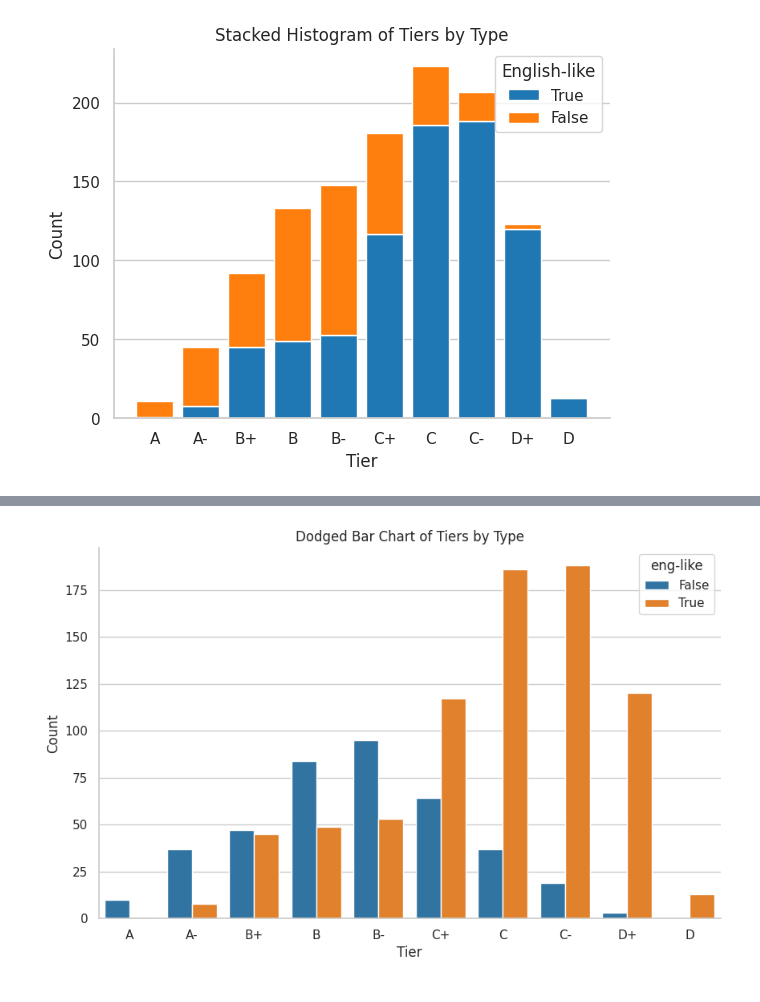
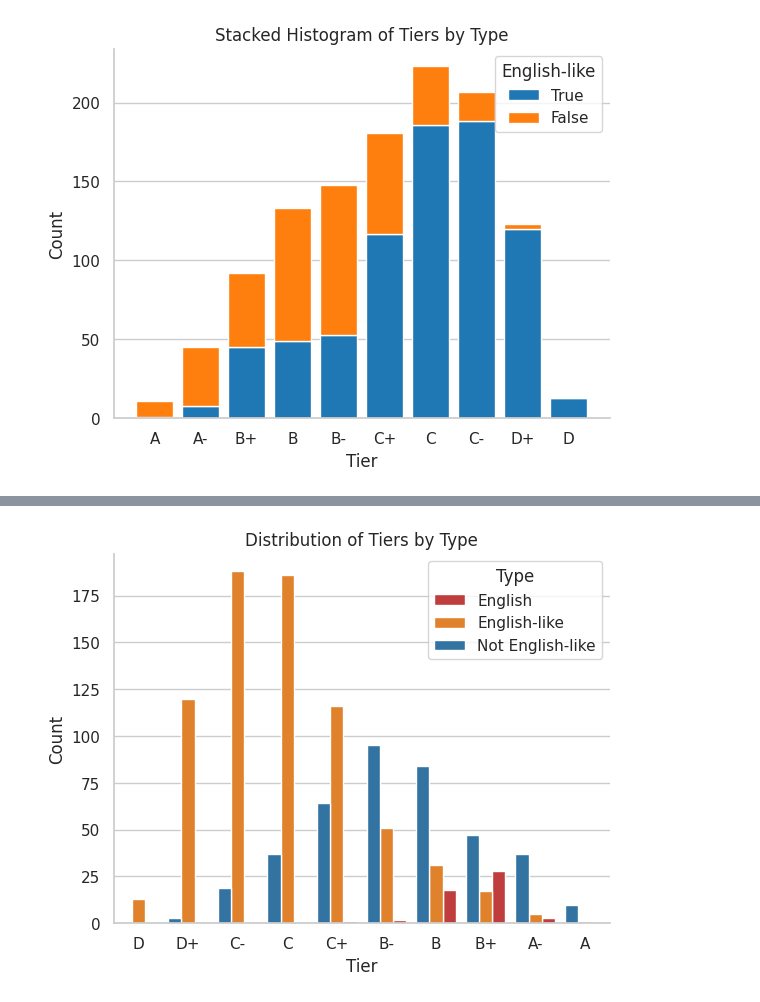
Before and after one commit to Nate-Sheibley/favorite_letters, a Jupyter notebook: favorite_letters.ipynb, the cells around one changed output, grey strips where cells are left out. Cells and saved outputs as stored; diff of their text form; code cells hidden in the pictures.

Commit message:
code supporting tier histogram breakdown

```diff
--- a/favorite_letters.ipynb
+++ b/favorite_letters.ipynb
@@ -749,8 +749,8 @@ df_weird_letters = pd.DataFrame(columns=data.columns)
 letter_types = ['SMALL', 'CAPITAL']
 for letter in string.ascii_uppercase:
     for type in letter_types:
-        grep_str = '{type} LETTER {let}[\W|\)]'.format(type = type, let = letter)
+        grep_str = r'{type} LETTER {let}[\W|\)]'.format(type = type, let = letter)
         df_next = data[data['name'].str.contains(grep_str, regex=True)]
         df_weird_letters = pd.concat([df_weird_letters,df_next])
-df_weird_letters
+df_weird_letters.shape
 # %% [output]
@@ -883,10 +859,11 @@ fig.savefig("images/avg_stdev_kde_eng")
 # %% [markdown]
 ## Plotting english-like-unlike as tier
 # %%
+letters_df['eng-like'] = True
 eng_like_chars['eng-like'] = True
 df_unique_chars['eng-like'] = False
 
-df_both_labeled = pd.concat([eng_like_chars, df_unique_chars])
+df_both_labeled = pd.concat([eng_like_chars, df_unique_chars, letters_df])
 # %% [output]
 A value is trying to be set on a copy of a slice from a DataFrame.
 Try using .loc[row_indexer,col_indexer] = value instead
@@ -953,0 +922,8 @@ fig.savefig("images/dodged_bar_chart_tiers_by_type")
+# %%
+letters_df ['eng-like-not'] = 'English'
+eng_like_chars = eng_like_chars[~eng_like_chars['codepoint'].isin(letters_df['codepoint'])]
+eng_like_chars['eng-like-not'] = 'English-like'
+df_unique_chars['eng-like-not'] = 'Not English-like'
+
+df_3_labeled = pd.concat([letters_df, eng_like_chars, df_unique_chars])
+df_3_labeled.shape
@@ -954,16 +942,19 @@ fig.savefig("images/dodged_bar_chart_tiers_by_type")
 # %%
-df_both_labeled['tier'] = pd.Categorical(df_both_labeled['tier'], categories=tiers, ordered=True)
+df_3_labeled['tier'] = pd.Categorical(df_3_labeled['tier'], categories=tiers, ordered=True)
 
 # Plot dodged bar chart
-fig, ax = plt.subplots(figsize=(10, 6))
-sns.countplot(data=df_both_labeled, x='tier', hue='eng-like', ax=ax)
+fig, ax = plt.subplots()
+sns.countplot(data=df_3_labeled, x='tier', hue='eng-like-not', ax=ax,
+              palette=['#D62727', '#FE7F0E','#1F76B4'],)
 
 # Finalize the plot
+ax.xaxis.set_inverted(True)
 ax.set_xlabel("Tier")
 ax.set_ylabel("Count")
-ax.set_title("Bimodal distribution of Tiers by Type")
+ax.set_title("Distribution of Tiers by Type")
+ax.legend(title="Type")
 ax.grid(False, axis='x')
 sns.despine()
 fig.savefig("images/dodged_bar_chart_tiers_by_type")
 # %% [output]
-[figure, old version]
+[figure, new version]
```
Also changed, not shown: parts of 7 cells of this notebook.
